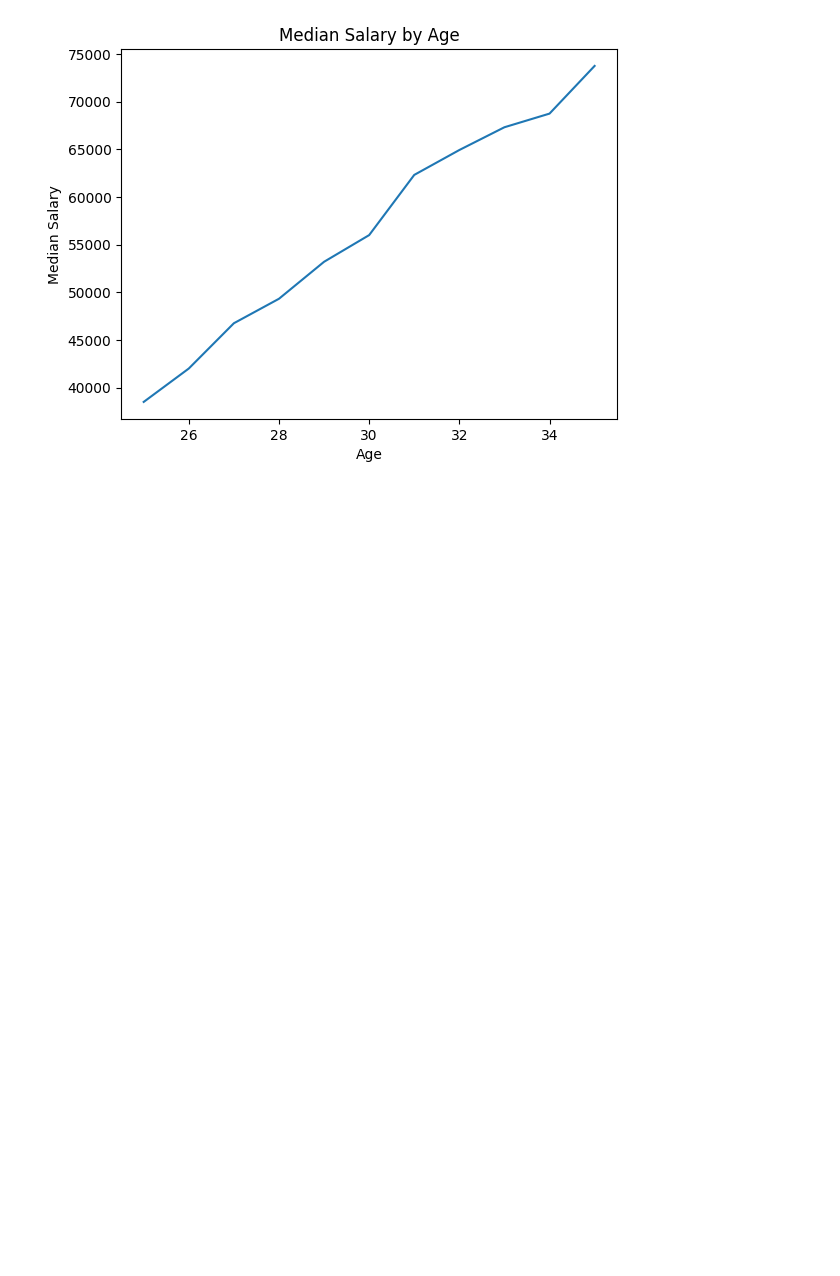
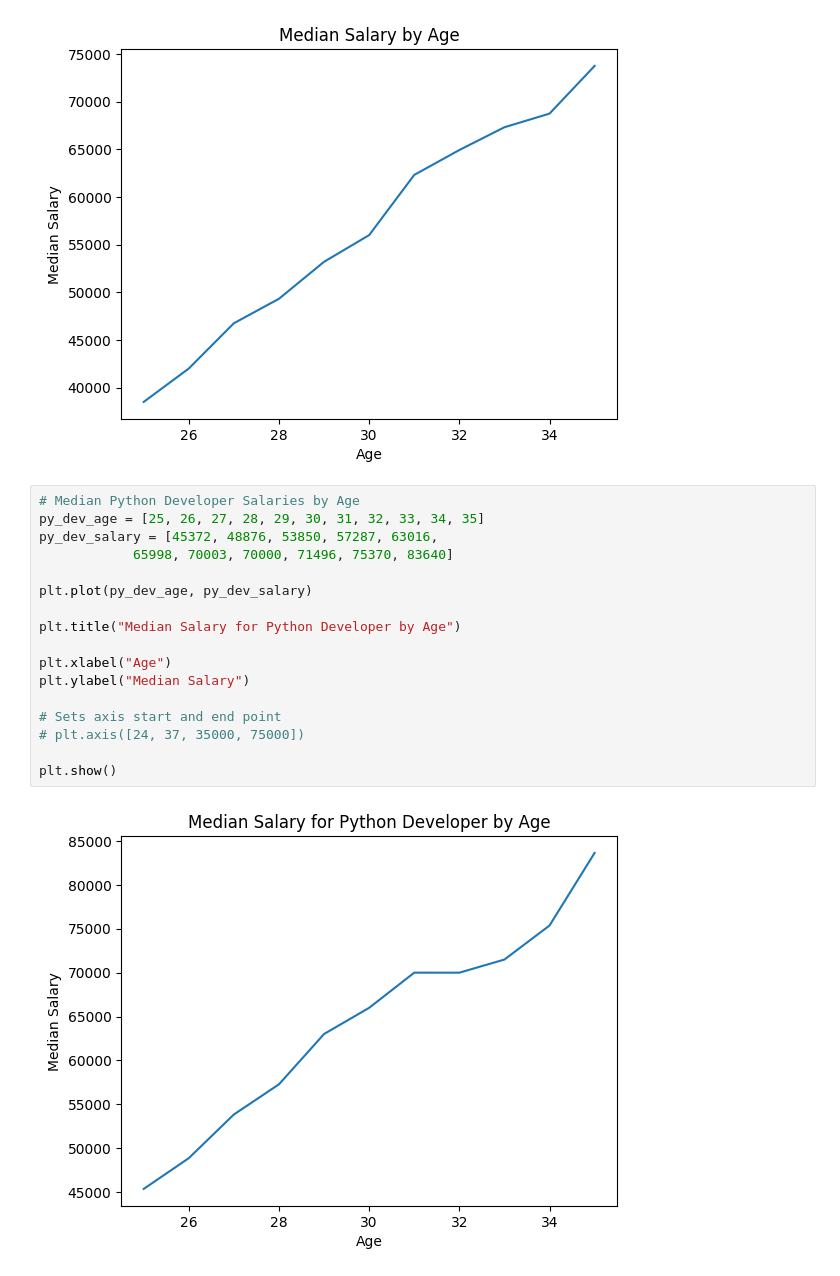
Before and after one commit to pranavdhawale/data-science, a Jupyter notebook: corey-schafer/median-salary.ipynb, the cells around one changed output. Saved outputs shown, nothing was run; the diff lists cells and outputs as text; blank space fills up the shorter version.

```diff
--- a/corey-schafer/median-salary.ipynb
+++ b/corey-schafer/median-salary.ipynb
@@ -24,3 +24,22 @@ plt.ylabel("Median Salary")
 plt.show()
 # %% [output]
 [figure]
+# %%
+# Median Python Developer Salaries by Age
+py_dev_age = [25, 26, 27, 28, 29, 30, 31, 32, 33, 34, 35]
+py_dev_salary = [45372, 48876, 53850, 57287, 63016,
+            65998, 70003, 70000, 71496, 75370, 83640]
+
+plt.plot(py_dev_age, py_dev_salary)
+
+plt.title("Median Salary for Python Developer by Age")
+
+plt.xlabel("Age")
+plt.ylabel("Median Salary")
+
+# Sets axis start and end point
+# plt.axis([24, 37, 35000, 75000])
+
+plt.show()
+# %% [output]
+[figure, added]
```
Also changed, not shown: parts of 1 cell of this notebook.
